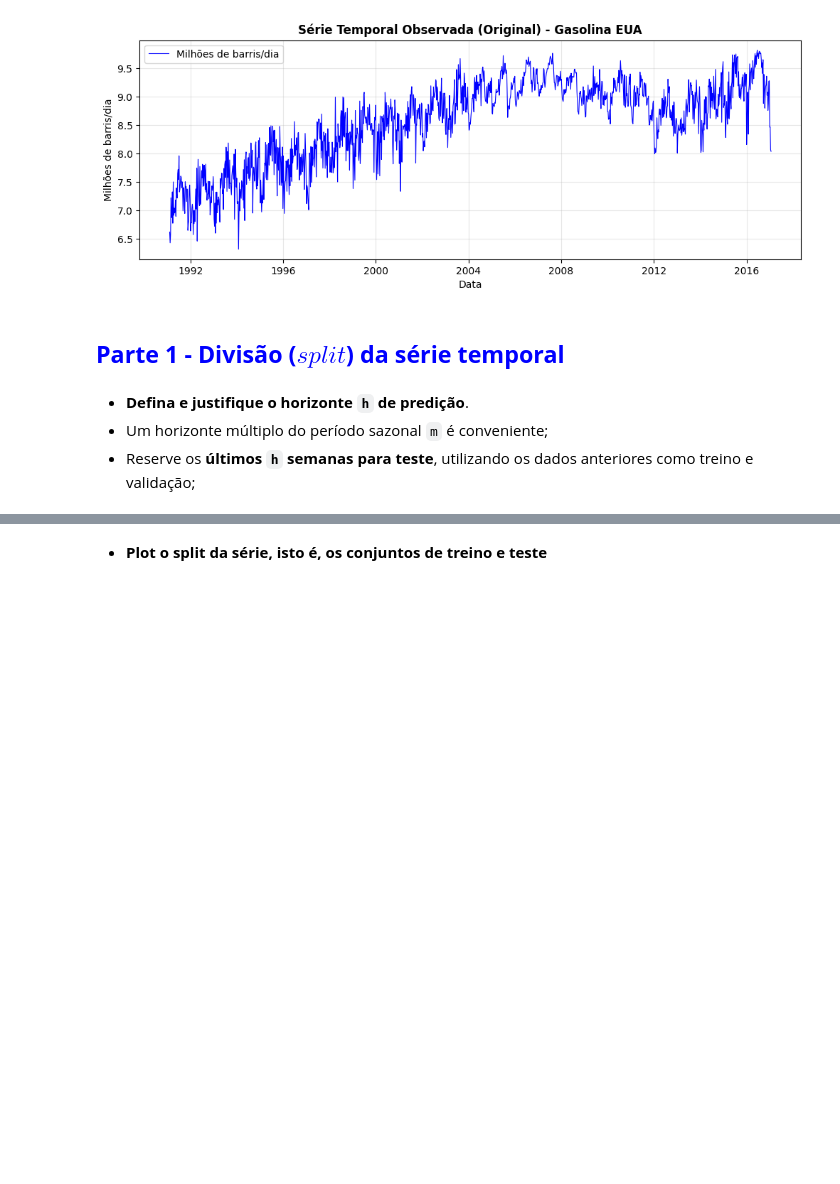
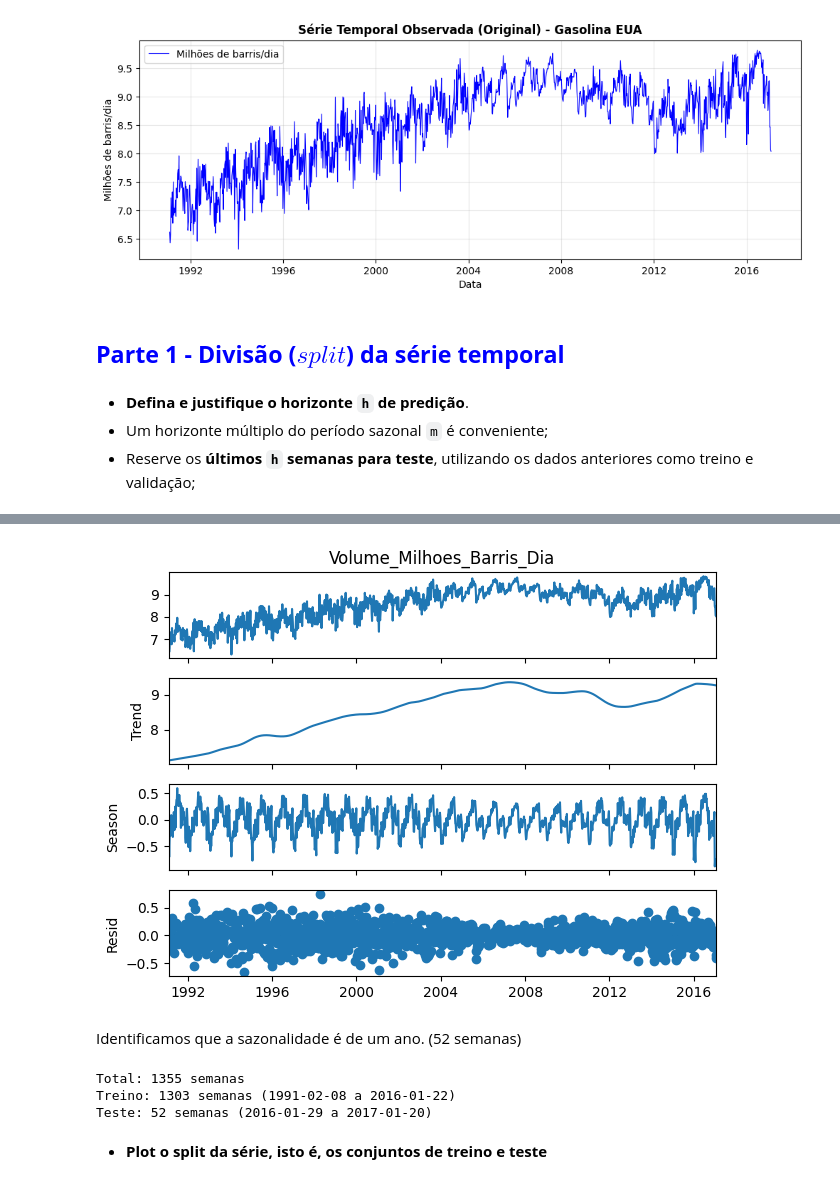
Before and after one commit to giu-garrido/ast-gasolina-eua, a Jupyter notebook: notebooks/AST_2026_Trabalho_Final_Problema_05_Gasolina_EUA.ipynb, the cells around one changed output, grey strips where cells are left out. Saved outputs shown, nothing was run; the diff lists cells and outputs as text; code cells hidden in the pictures; blank space fills up the shorter version.

```diff
--- a/notebooks/AST_2026_Trabalho_Final_Problema_05_Gasolina_EUA.ipynb
+++ b/notebooks/AST_2026_Trabalho_Final_Problema_05_Gasolina_EUA.ipynb
@@ -76,2 +89,25 @@ plt.show()
+# %%
+stl = STL(df.Volume_Milhoes_Barris_Dia)
+res = stl.fit()
+res.plot()
+plt.show()
+# %% [output]
+[figure, added]
+# %% [markdown]
+Identificamos que a sazonalidade é de um ano. (52 semanas)
+# %%
+m = 52   # Período sazonal (semanas em um ano)
+h = 52   # Horizonte de predição: 1 ciclo sazonal completo
+
+train_df = df.iloc[:-h]
+test_df = df.iloc[-h:]
+
+print(f"Total: {len(df)} semanas")
+print(f"Treino: {len(train_df)} semanas ({train_df.index.min().date()} a {train_df.index.max().date()})")
+print(f"Teste: {len(test_df)} semanas ({test_df.index.min().date()} a {test_df.index.max().date()})")
+# %% [output]
+Total: 1355 semanas
+Treino: 1303 semanas (1991-02-08 a 2016-01-22)
+Teste: 52 semanas (2016-01-29 a 2017-01-20)
 # %% [markdown]
 - **Plot o split da série, isto é, os conjuntos de treino e teste**
```
Also changed, not shown: parts of 27 cells of this notebook.
